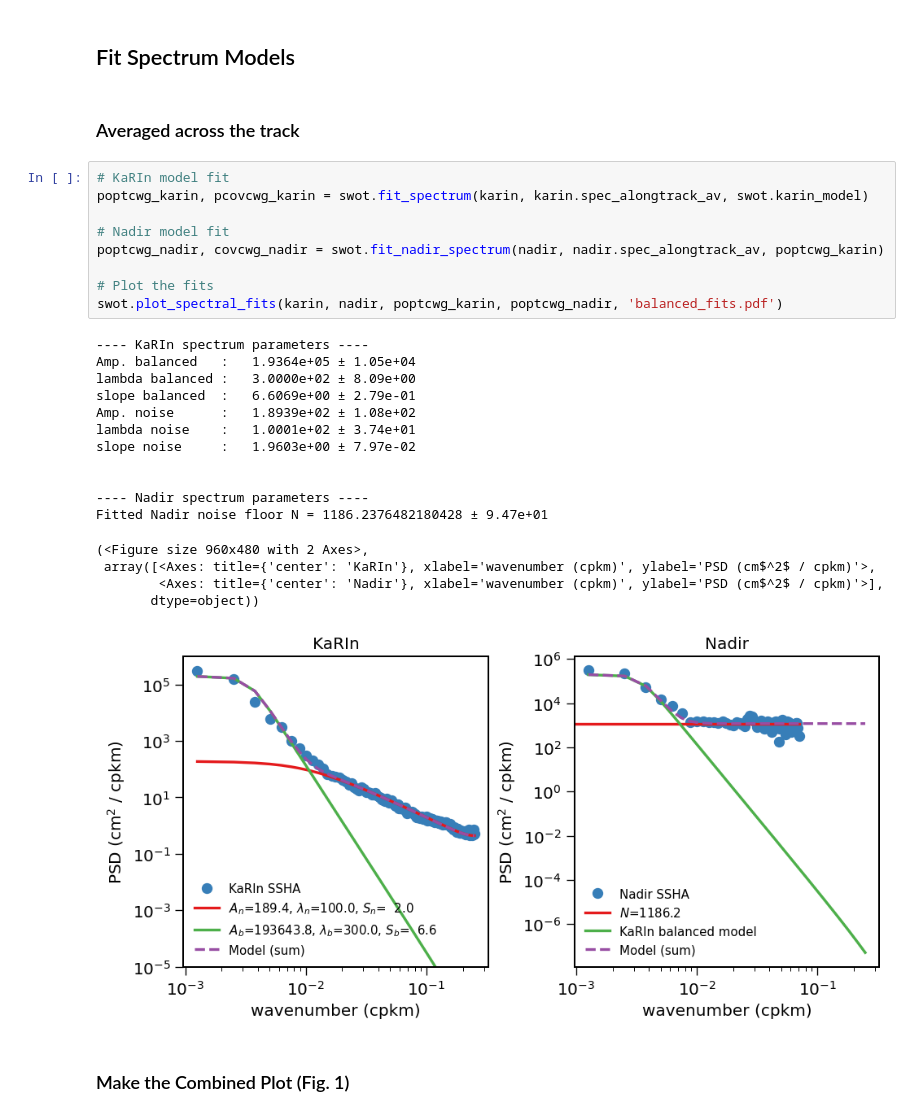
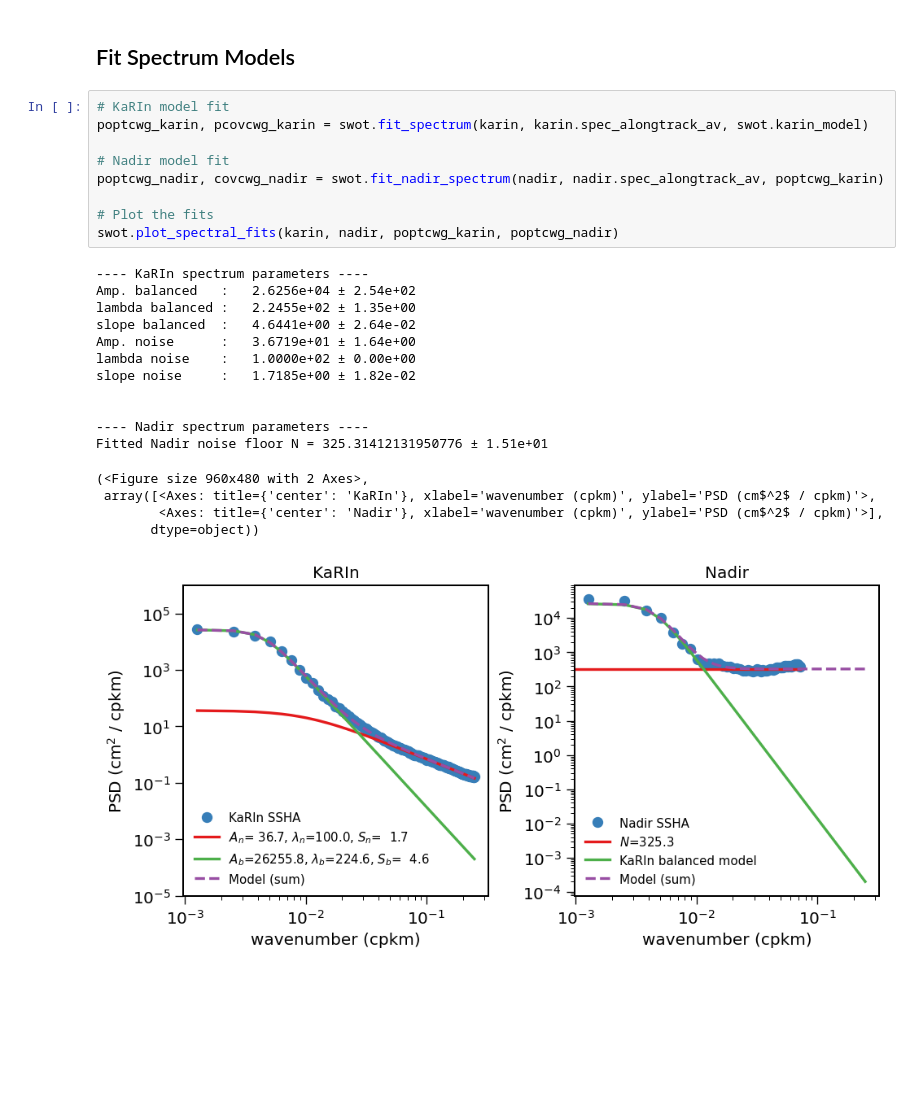
Before and after one commit to jwskinner/SWOT-balanced-extraction, a Jupyter notebook: Spectral_Models_and_Fields.ipynb, the cells around one changed output. Drawn from its saved outputs; the diff is of its cells as text; blank space fills up the shorter version.

```diff
--- a/Spectral_Models_and_Fields.ipynb
+++ b/Spectral_Models_and_Fields.ipynb
@@ -194,35 +244,31 @@ plt.show()
 # %% [markdown]
 ## Fit Spectrum Models
-# %% [markdown]
-### Averaged across the track
-# %%
-# KaRIn model fit
-poptcwg_karin, pcovcwg_karin = swot.fit_spectrum(karin, karin.spec_alongtrack_av, swot.karin_model)
-
-# Nadir model fit
-poptcwg_nadir, covcwg_nadir = swot.fit_nadir_spectrum(nadir, nadir.spec_alongtrack_av, poptcwg_karin)
-
-# Plot the fits
-swot.plot_spectral_fits(karin, nadir, poptcwg_karin, poptcwg_nadir, 'balanced_fits.pdf')
-# %% [output]
----- KaRIn spectrum parameters ----
-Amp. balanced   :   1.9364e+05 ± 1.05e+04
-lambda balanced :   3.0000e+02 ± 8.09e+00
-slope balanced  :   6.6069e+00 ± 2.79e-01
-Amp. noise      :   1.8939e+02 ± 1.08e+02
-lambda noise    :   1.0001e+02 ± 3.74e+01
-slope noise     :   1.9603e+00 ± 7.97e-02
-
-
----- Nadir spectrum parameters ----
-Fitted Nadir noise floor N = 1186.2376482180428 ± 9.47e+01
-(<Figure size 960x480 with 2 Axes>,
- array([<Axes: title={'center': 'KaRIn'}, xlabel='wavenumber (cpkm)', ylabel='PSD (cm$^2$ / cpkm)'>,
-        <Axes: title={'center': 'Nadir'}, xlabel='wavenumber (cpkm)', ylabel='PSD (cm$^2$ / cpkm)'>],
-       dtype=object))
-[figure, removed]
-# %% [markdown]
-### Make the Combined Plot (Fig. 1)
+# %%
+# KaRIn model fit
+poptcwg_karin, pcovcwg_karin = swot.fit_spectrum(karin, karin.spec_alongtrack_av, swot.karin_model)
+
+# Nadir model fit
+poptcwg_nadir, covcwg_nadir = swot.fit_nadir_spectrum(nadir, nadir.spec_alongtrack_av, poptcwg_karin)
+
+# Plot the fits
+swot.plot_spectral_fits(karin, nadir, poptcwg_karin, poptcwg_nadir)
+# %% [output]
+---- KaRIn spectrum parameters ----
+Amp. balanced   :   2.6256e+04 ± 2.54e+02
+lambda balanced :   2.2455e+02 ± 1.35e+00
+slope balanced  :   4.6441e+00 ± 2.64e-02
+Amp. noise      :   3.6719e+01 ± 1.64e+00
+lambda noise    :   1.0000e+02 ± 0.00e+00
+slope noise     :   1.7185e+00 ± 1.82e-02
+
+
+---- Nadir spectrum parameters ----
+Fitted Nadir noise floor N = 325.31412131950776 ± 1.51e+01
+(<Figure size 960x480 with 2 Axes>,
+ array([<Axes: title={'center': 'KaRIn'}, xlabel='wavenumber (cpkm)', ylabel='PSD (cm$^2$ / cpkm)'>,
+        <Axes: title={'center': 'Nadir'}, xlabel='wavenumber (cpkm)', ylabel='PSD (cm$^2$ / cpkm)'>],
+       dtype=object))
+[figure, added]
 # %%
 import numpy as np
 import matplotlib.pyplot as plt
```
Also changed, not shown: parts of 6 cells of this notebook, 26 other files.
